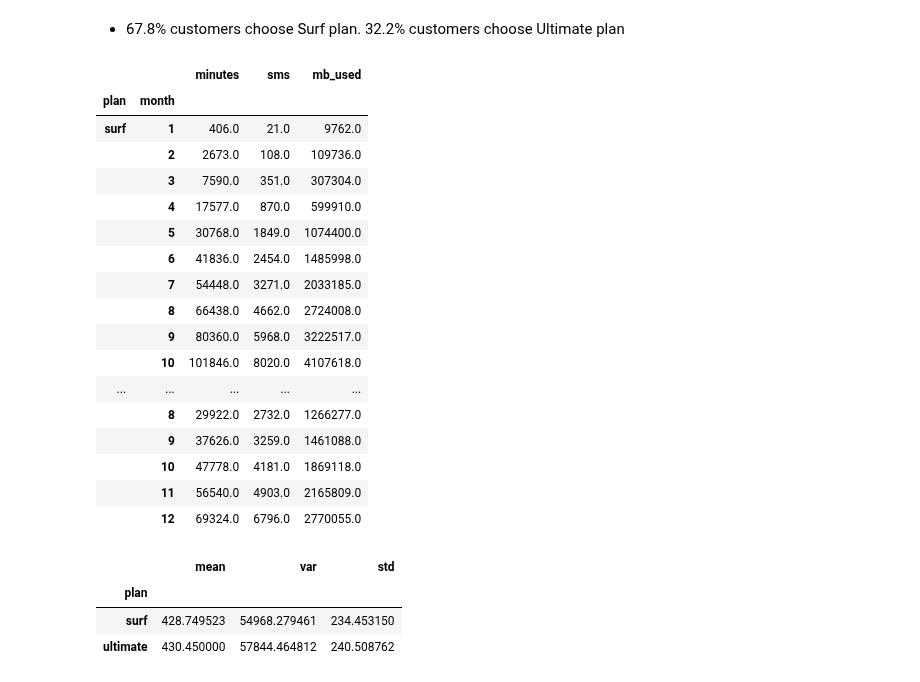
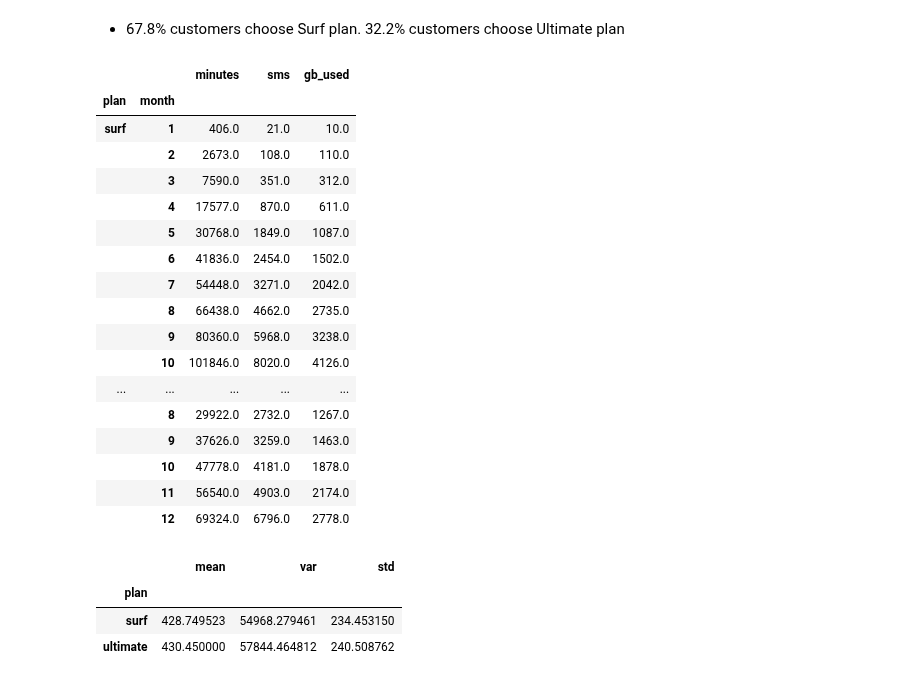
Before and after one commit to rainbowmoonlight/Yandex_Practicum_Projects, a Jupyter notebook: 03 Telecom Statistical Data Analysis/Telecom Statistical Data Analysis.ipynb, the cells around one changed output. Saved outputs shown, nothing was run; the diff lists cells and outputs as text; code cells hidden in the pictures.

```diff
--- a/03 Telecom Statistical Data Analysis/Telecom Statistical Data Analysis.ipynb
+++ b/03 Telecom Statistical Data Analysis/Telecom Statistical Data Analysis.ipynb
@@ -785,3 +805,6 @@ user_plan
 | 498 | 1498 | surf |
 | 499 | 1499 | surf |
 500 rows × 2 columns
+# %%
+users_usage = pd.concat([calls_usage, messages_usage, internet_usage], axis=1).reset_index()
+users_usage
@@ -788,6 +825,6 @@ user_plan
 # %%
-users_usage = pd.concat([calls_usage, messages_usage, internet_usage], axis=1).reset_index().merge(user_plan, on='user_id')
-users_usage.columns= ['user_id','month','minutes','calls','sms','mb_used','plan']
+users_usage = users_usage.merge(user_plan, on='user_id')
+users_usage.columns= ['user_id','month','minutes','calls','sms','gb_used','plan']
 # %%
 users_usage
 # %% [output]
@@ -832,18 +869,18 @@ plans.query('plan_name == "ultimate"').loc[:,'messages_included'].values[0]
 #initialize surf plan
 surf_price = plans.query('plan_name =="surf"').loc[:,'usd_monthly_pay'].values[0]
 surf_messages = plans.query('plan_name =="surf"').loc[:,'messages_included'].values[0]
-surf_data = plans.query('plan_name =="surf"').loc[:,'mb_per_month_included'].values[0]
+surf_data = (plans.query('plan_name =="surf"').loc[:,'mb_per_month_included'].values[0]/1024).astype('int')
 surf_minutes = plans.query('plan_name =="surf"').loc[:,'minutes_included'].values[0]
-surf_price_for_mb = plans.query('plan_name =="surf"').loc[:,'usd_per_gb'].values[0] / 1000
+surf_price_for_gb = plans.query('plan_name =="surf"').loc[:,'usd_per_gb'].values[0]
 surf_price_for_message =  plans.query('plan_name =="surf"').loc[:,'usd_per_message'].values[0]
 surf_price_for_minute = plans.query('plan_name =="surf"').loc[:,'usd_per_minute'].values[0]
 
 #initialize ultimate plan
 ultimate_price = plans.query('plan_name =="ultimate"').loc[:,'usd_monthly_pay'].values[0]
 ultimate_messages = plans.query('plan_name == "ultimate"').loc[:,'messages_included'].values[0]
-ultimate_data = plans.query('plan_name =="ultimate"').loc[:,'mb_per_month_included'].values[0]
+ultimate_data = (plans.query('plan_name =="ultimate"').loc[:,'mb_per_month_included'].values[0]/1024).astype('int')
 ultimate_minutes = plans.query('plan_name =="ultimate"').loc[:,'minutes_included'].values[0]
-ultimate_price_for_mb = plans.query('plan_name =="ultimate"').loc[:,'usd_per_gb'].values[0] / 1000
+ultimate_price_for_gb = plans.query('plan_name =="ultimate"').loc[:,'usd_per_gb'].values[0]
 ultimate_price_for_message = plans.query('plan_name =="ultimate"').loc[:,'usd_per_message'].values[0]
 ultimate_price_for_minute = plans.query('plan_name =="ultimate"').loc[:,'usd_per_minute'].values[0]
 # %%
@@ -881,30 +918,30 @@ ultimate price for message :0.01 usd
 ultimate price for minute :0.01 usd
 # %%
 def revenue(row):
-    mb_used = row['mb_used']
+    gb_used = row['gb_used']
     plan = row['plan']
     minutes = row['minutes']
     messages = row['sms']
-    total_mb = 0
+    total_gb = 0
     total_messages = 0
     total_minutes = 0
     if plan == 'surf':
-        if mb_used > surf_data:
-            total_mb = (mb_used - surf_data) * surf_price_for_mb
+        if gb_used > surf_data:
+            total_gb = (gb_used - surf_data) * surf_price_for_gb
         if minutes > surf_minutes:
             total_minutes = (minutes - surf_minutes) * surf_price_for_minute
         if messages > surf_messages:
             total_messages = (messages - surf_messages) * surf_price_for_message
 
-        return total_mb + total_minutes + total_messages + surf_price
+        return total_gb + total_minutes + total_messages + surf_price
 
     else: # ultimate plan
-        if mb_used > ultimate_data:
-            total_mb = (mb_used - ultimate_data) * ultimate_price_for_mb
+        if gb_used > ultimate_data:
+            total_gb = (gb_used - ultimate_data) * ultimate_price_for_gb
         if minutes > ultimate_minutes:
             total_minutes = (minutes - ultimate_minutes) * ultimate_price_for_minute
         if messages > ultimate_messages:
             total_messages = (messages - ultimate_messages) * ultimate_price_for_message
-        return total_mb + total_minutes + total_messages + ultimate_price
+        return total_gb + total_minutes + total_messages + ultimate_price
 # %%
 users_usage['revenue'] = users_usage.apply(revenue, axis=1)
@@ -1007,27 +1053,27 @@ Name: plan, dtype: float64
 - 67.8% customers choose Surf plan. 32.2% customers choose Ultimate plan
 # %%
 # Find the minutes, texts, and volume of data the users of each plan require per month.
-status = users_usage.groupby(['plan','month']).agg({'minutes':'sum','sms':'sum','mb_used':'sum'})
+status = users_usage.groupby(['plan','month']).agg({'minutes':'sum','sms':'sum','gb_used':'sum'})
 status
 # %% [output]
-|  |  | minutes | sms | mb_used |
+|  |  | minutes | sms | gb_used |
 | plan | month |  |  |  |
-| surf | 1 | 406.0 | 21.0 | 9762.0 |
-|  | 2 | 2673.0 | 108.0 | 109736.0 |
-|  | 3 | 7590.0 | 351.0 | 307304.0 |
-|  | 4 | 17577.0 | 870.0 | 599910.0 |
-|  | 5 | 30768.0 | 1849.0 | 1074400.0 |
-|  | 6 | 41836.0 | 2454.0 | 1485998.0 |
-|  | 7 | 54448.0 | 3271.0 | 2033185.0 |
-|  | 8 | 66438.0 | 4662.0 | 2724008.0 |
-|  | 9 | 80360.0 | 5968.0 | 3222517.0 |
-|  | 10 | 101846.0 | 8020.0 | 4107618.0 |
+| surf | 1 | 406.0 | 21.0 | 10.0 |
+|  | 2 | 2673.0 | 108.0 | 110.0 |
+|  | 3 | 7590.0 | 351.0 | 312.0 |
+|  | 4 | 17577.0 | 870.0 | 611.0 |
+|  | 5 | 30768.0 | 1849.0 | 1087.0 |
+|  | 6 | 41836.0 | 2454.0 | 1502.0 |
+|  | 7 | 54448.0 | 3271.0 | 2042.0 |
+|  | 8 | 66438.0 | 4662.0 | 2735.0 |
+|  | 9 | 80360.0 | 5968.0 | 3238.0 |
+|  | 10 | 101846.0 | 8020.0 | 4126.0 |
 | ... | ... | ... | ... | ... |
-|  | 8 | 29922.0 | 2732.0 | 1266277.0 |
-|  | 9 | 37626.0 | 3259.0 | 1461088.0 |
-|  | 10 | 47778.0 | 4181.0 | 1869118.0 |
-|  | 11 | 56540.0 | 4903.0 | 2165809.0 |
-|  | 12 | 69324.0 | 6796.0 | 2770055.0 |
+|  | 8 | 29922.0 | 2732.0 | 1267.0 |
+|  | 9 | 37626.0 | 3259.0 | 1463.0 |
+|  | 10 | 47778.0 | 4181.0 | 1878.0 |
+|  | 11 | 56540.0 | 4903.0 | 2174.0 |
+|  | 12 | 69324.0 | 6796.0 | 2778.0 |
 # %%
 # Minutes mean, variance, and standard deviation.
 users_usage.groupby(['plan'])['minutes'].agg([np.mean, np.var, np.std])
```
Also changed, not shown: parts of 40 cells of this notebook.
